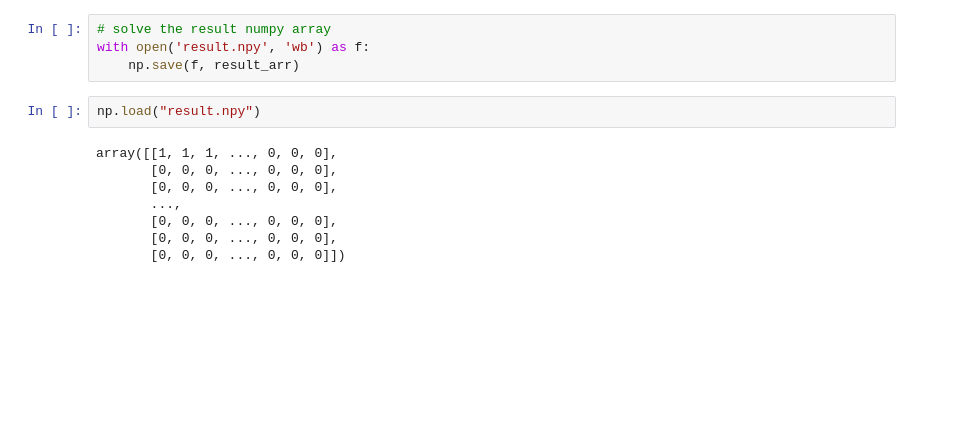
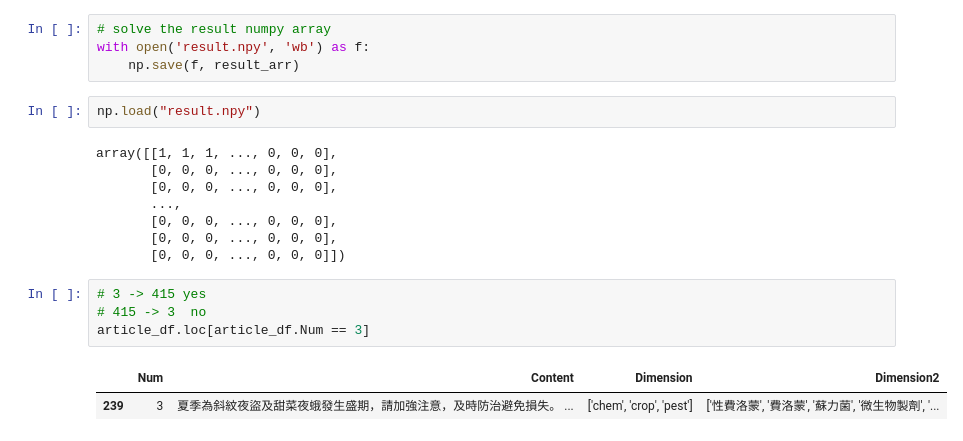
Before and after one commit to rainyjonne/isa-dm-final, a Jupyter notebook: Final-labeling.ipynb, the cells around one changed output. Saved outputs shown, nothing was run; the diff lists cells and outputs as text; blank space fills up the shorter version.

```diff
--- a/Final-labeling.ipynb
+++ b/Final-labeling.ipynb
@@ -160,3 +160,10 @@ array([[1, 1, 1, ..., 0, 0, 0],
        [0, 0, 0, ..., 0, 0, 0],
        [0, 0, 0, ..., 0, 0, 0],
        [0, 0, 0, ..., 0, 0, 0]])
+# %%
+# 3 -> 415 yes
+# 415 -> 3  no
+article_df.loc[article_df.Num == 3]
+# %% [output]
+|  | Num | Content | Dimension | Dimension2 |
+| 239 | 3 | 夏季為斜紋夜盜及甜菜夜蛾發生盛期，請加強注意，及時防治避免損失。 ... | ['chem', 'crop', 'pest'] | ['性費洛蒙', '費洛蒙', '蘇力菌', '微生物製劑', '... |
```
Also changed, not shown: parts of 2 cells of this notebook.
